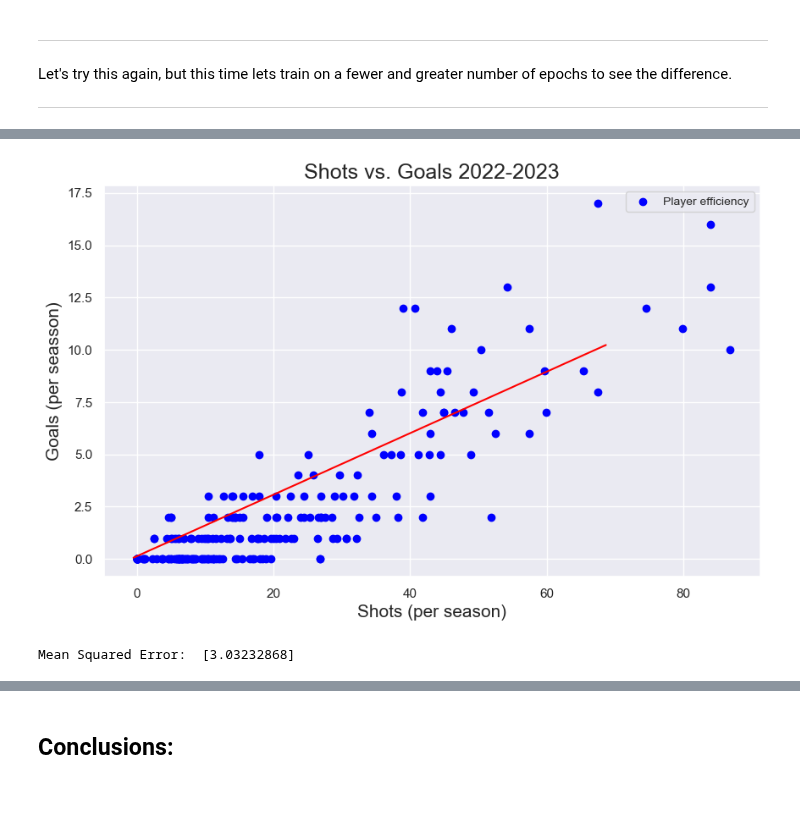
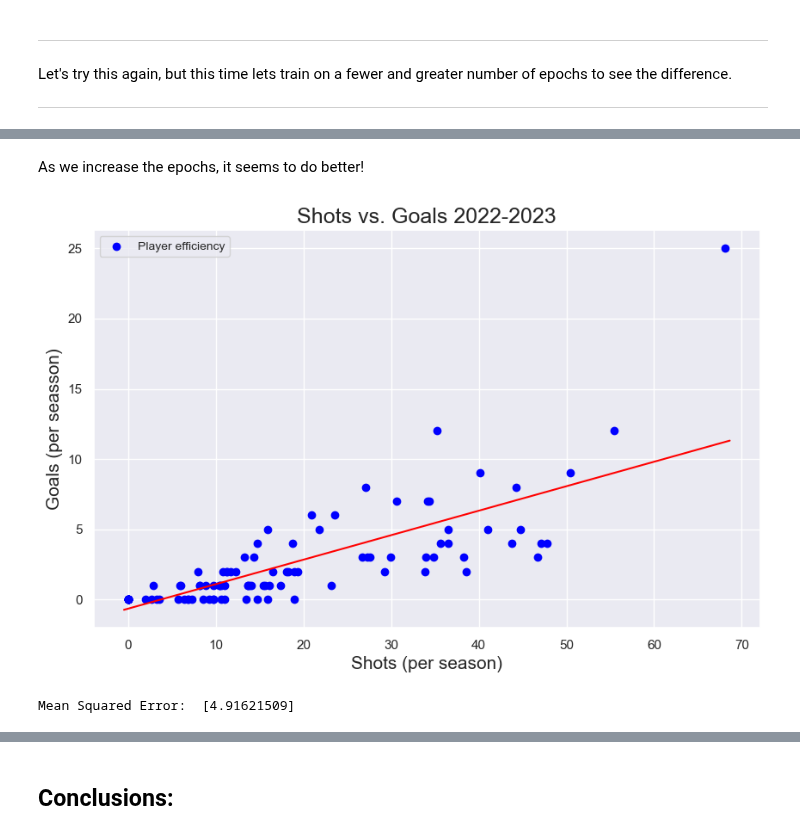
Before and after one commit to pstern17/INDE-577, a Jupyter notebook: 1. Supervised Learning/1.2. Gradient Descent/linear_regression.ipynb, the cells around one changed output, grey strips where cells are left out. Cells and saved outputs as stored; diff of their text form; code cells hidden in the pictures; blank space fills up the shorter version.

```diff
--- a/1. Supervised Learning/1.2. Gradient Descent/linear_regression.ipynb
+++ b/1. Supervised Learning/1.2. Gradient Descent/linear_regression.ipynb
@@ -74,3 +118,6 @@ for i in range(x.shape[1]):
+# %%
+# Split the data into training and testing sets.
+train_p, test_p, train_r, test_r = train_test_split(x, y, test_size = 0.4, random_state = 42)
 # %% [markdown]
 ***
 Let's plot this to check if it is approximately linear.
@@ -270,0 +355,29 @@ Let's try this again, but this time lets train on a fewer and greater number of
+# %%
+# More epochs.
+node.train(x, y, alpha = 0.0001, epochs = 200)
+
+# Set the domain.
+domain = np.linspace(np.min(x) - .5, np.max(x) + .5, 100)
+
+# Plot the data.
+plt.figure(figsize = (10, 6))
+plt.scatter(test_p, test_r, color = "blue", label = "Player efficiency")
+
+# Plot the model.
+plt.plot(domain, node.predict(domain.reshape(-1, 1)), color = 'red')
+
+# Add labels and the legend.
+plt.xlabel("Shots (per season)", fontsize = 15)
+plt.ylabel("Goals (per seasson)", fontsize = 15)
+plt.title("Shots vs. Goals 2022-2023", fontsize = 18)
+plt.legend(fontsize = 10)
+plt.show()
+
+# Calculate the mean-squared error.
+mse = 0
+for i in range(len(test_p)-1):
+    prediction = node.predict(test_p[i])
+    actual = test_r[i]
+    mse += (prediction - actual)**2
+
+print("Mean Squared Error: ", mse/len(test_p))
@@ -271,31 +387,33 @@ Let's try this again, but this time lets train on a fewer and greater number of
+# %% [markdown]
+As we increase the epochs, it seems to do better!
 # %%
-node.train(x, y, alpha = 0.0001, epochs = 5)
+node.train(x, y, alpha = 0.0001, epochs = 1000)
 
 # Set the domain.
 domain = np.linspace(np.min(x) - .5, np.max(x) + .5, 100)
 
 # Plot the data.
 plt.figure(figsize = (10, 6))
-plt.scatter(x1, y1, color = "blue", label = "Player efficiency")
+plt.scatter(test_p, test_r, color = "blue", label = "Player efficiency")
 
 # Plot the model.
 plt.plot(domain, node.predict(domain.reshape(-1, 1)), color = 'red')
 
 # Add labels and the legend.
 plt.xlabel("Shots (per season)", fontsize = 15)
 plt.ylabel("Goals (per seasson)", fontsize = 15)
 plt.title("Shots vs. Goals 2022-2023", fontsize = 18)
 plt.legend(fontsize = 10)
 plt.show()
 
 # Calculate the mean-squared error.
 mse = 0
-for i in range(len(x1)-1):
-    prediction = node.predict(x1[i])
-    actual = y1[i]
+for i in range(len(test_p)-1):
+    prediction = node.predict(test_p[i])
+    actual = test_r[i]
     mse += (prediction - actual)**2
 
-print("Mean Squared Error: ", mse/len(x1))
+print("Mean Squared Error: ", mse/len(test_p))
 # %% [output]
-[figure, old version]
+[figure, new version]
-Mean Squared Error:  [3.03232868]
+Mean Squared Error:  [4.91621509]
```
Also changed, not shown: parts of 30 cells of this notebook, 1 other file.
